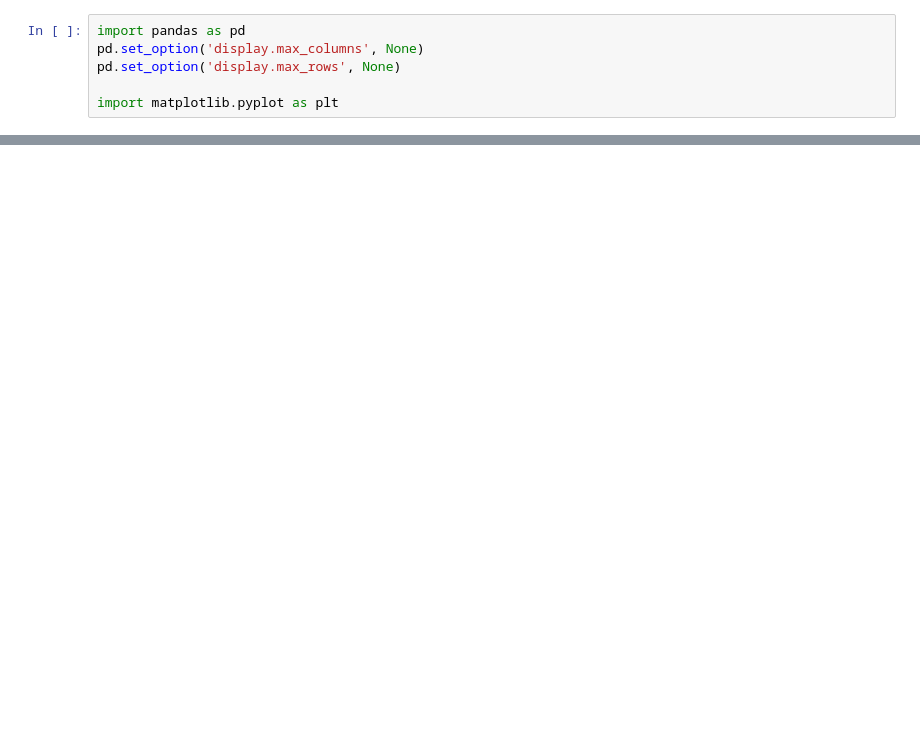
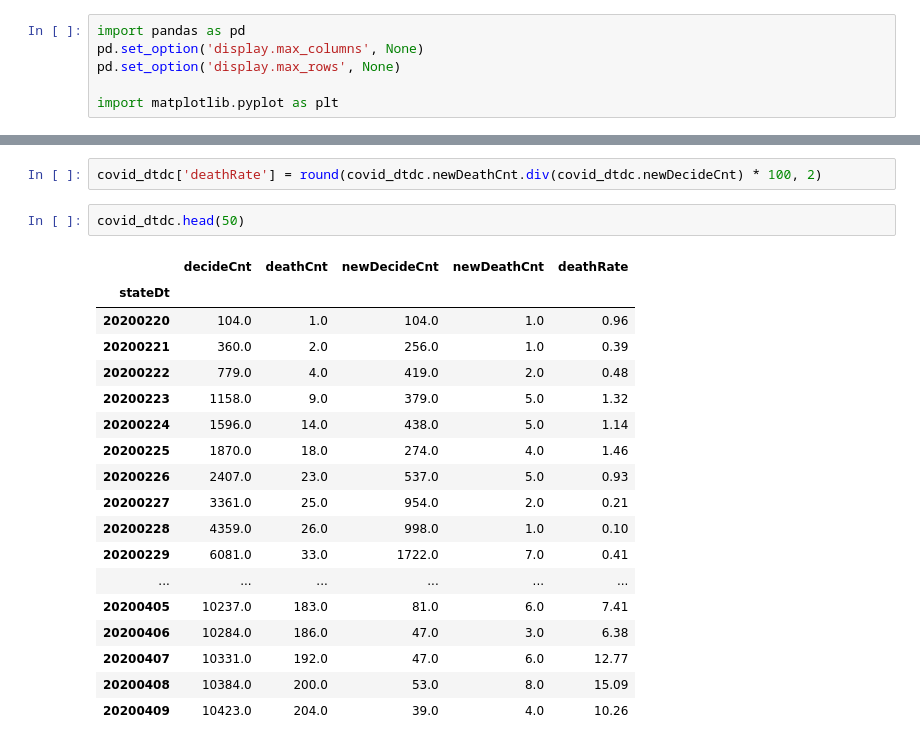
Before and after one commit to tiod0611/practice_language, a Jupyter notebook: python/TimeSeries/covid_korea/covid_korea.ipynb, the cells around one changed output, grey strips where cells are left out. Saved outputs shown, nothing was run; the diff lists cells and outputs as text; blank space fills up the shorter version.

```diff
--- a/python/TimeSeries/covid_korea/covid_korea.ipynb
+++ b/python/TimeSeries/covid_korea/covid_korea.ipynb
@@ -148,0 +234,23 @@ https://kdx.kr/data/view/25918
+# %%
+covid_dtdc['deathRate'] = round(covid_dtdc.newDeathCnt.div(covid_dtdc.newDecideCnt) * 100, 2)
+# %%
+covid_dtdc.head(50)
+# %% [output]
+|  | decideCnt | deathCnt | newDecideCnt | newDeathCnt | deathRate |
+| stateDt |  |  |  |  |  |
+| 20200220 | 104.0 | 1.0 | 104.0 | 1.0 | 0.96 |
+| 20200221 | 360.0 | 2.0 | 256.0 | 1.0 | 0.39 |
+| 20200222 | 779.0 | 4.0 | 419.0 | 2.0 | 0.48 |
+| 20200223 | 1158.0 | 9.0 | 379.0 | 5.0 | 1.32 |
+| 20200224 | 1596.0 | 14.0 | 438.0 | 5.0 | 1.14 |
+| 20200225 | 1870.0 | 18.0 | 274.0 | 4.0 | 1.46 |
+| 20200226 | 2407.0 | 23.0 | 537.0 | 5.0 | 0.93 |
+| 20200227 | 3361.0 | 25.0 | 954.0 | 2.0 | 0.21 |
+| 20200228 | 4359.0 | 26.0 | 998.0 | 1.0 | 0.10 |
+| 20200229 | 6081.0 | 33.0 | 1722.0 | 7.0 | 0.41 |
+| ... | ... | ... | ... | ... | ... |
+| 20200405 | 10237.0 | 183.0 | 81.0 | 6.0 | 7.41 |
+| 20200406 | 10284.0 | 186.0 | 47.0 | 3.0 | 6.38 |
+| 20200407 | 10331.0 | 192.0 | 47.0 | 6.0 | 12.77 |
+| 20200408 | 10384.0 | 200.0 | 53.0 | 8.0 | 15.09 |
+| 20200409 | 10423.0 | 204.0 | 39.0 | 4.0 | 10.26 |
```
Also changed, not shown: parts of 54 cells of this notebook.
